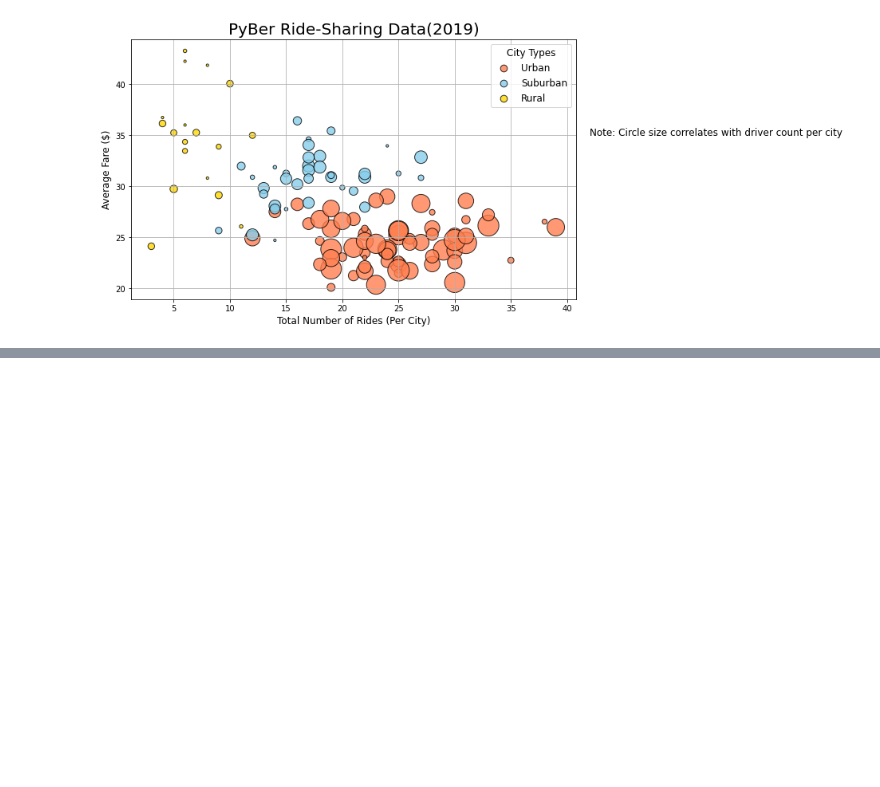
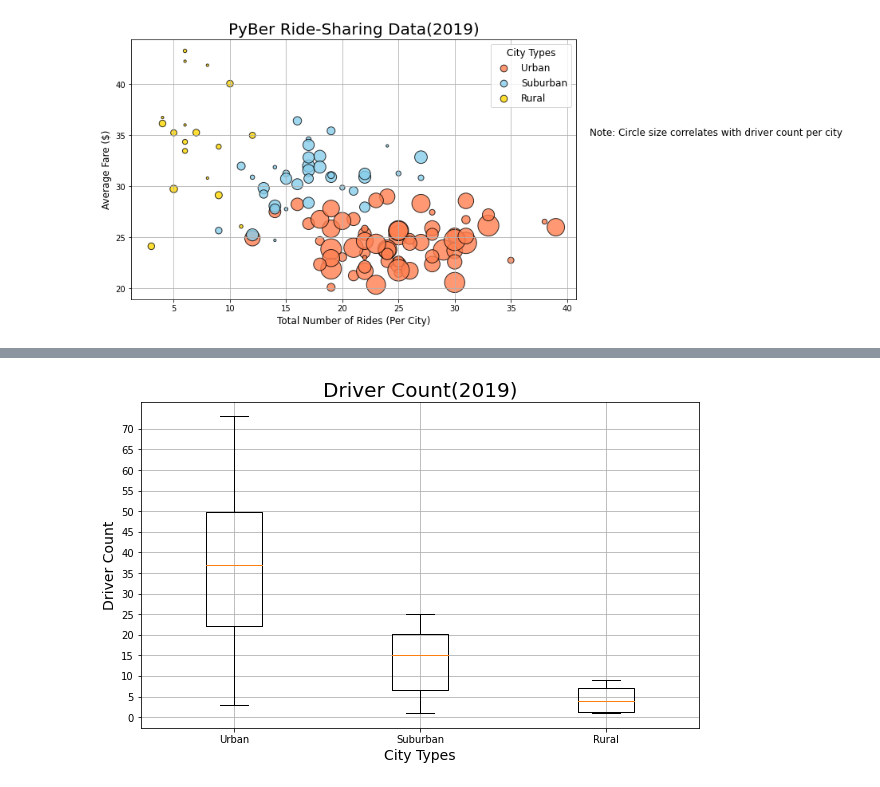
Before and after one commit to henrybowman99/PyBer_Analysis, a Jupyter notebook: PyBer.ipynb, the cells around one changed output, grey strips where cells are left out. Cells and saved outputs as stored; diff of their text form; code cells hidden in the pictures; blank space fills up the shorter version.

```diff
--- a/PyBer.ipynb
+++ b/PyBer.ipynb
@@ -252,0 +488,16 @@ plt.show()
+# %%
+#create BAW for driver count
+x_labels = ["Urban", "Suburban","Rural"]
+driver_count_data = [urban_driver_count, suburban_driver_count, rural_driver_count]
+fig, ax = plt.subplots(figsize=(10, 6))
+ax.set_title('Driver Count(2019)',fontsize=20)
+ax.set_ylabel('Driver Count',fontsize=14)
+ax.set_xlabel("City Types",fontsize=14)
+ax.boxplot(driver_count_data, labels=x_labels)
+ax.set_yticks(np.arange(0, 75, step=5))
+ax.grid()
+# Save the figure.
+plt.savefig("analysis/Fig4.png")
+plt.show()
+# %% [output]
+[figure, added]
```
Also changed, not shown: parts of 20 cells of this notebook.
